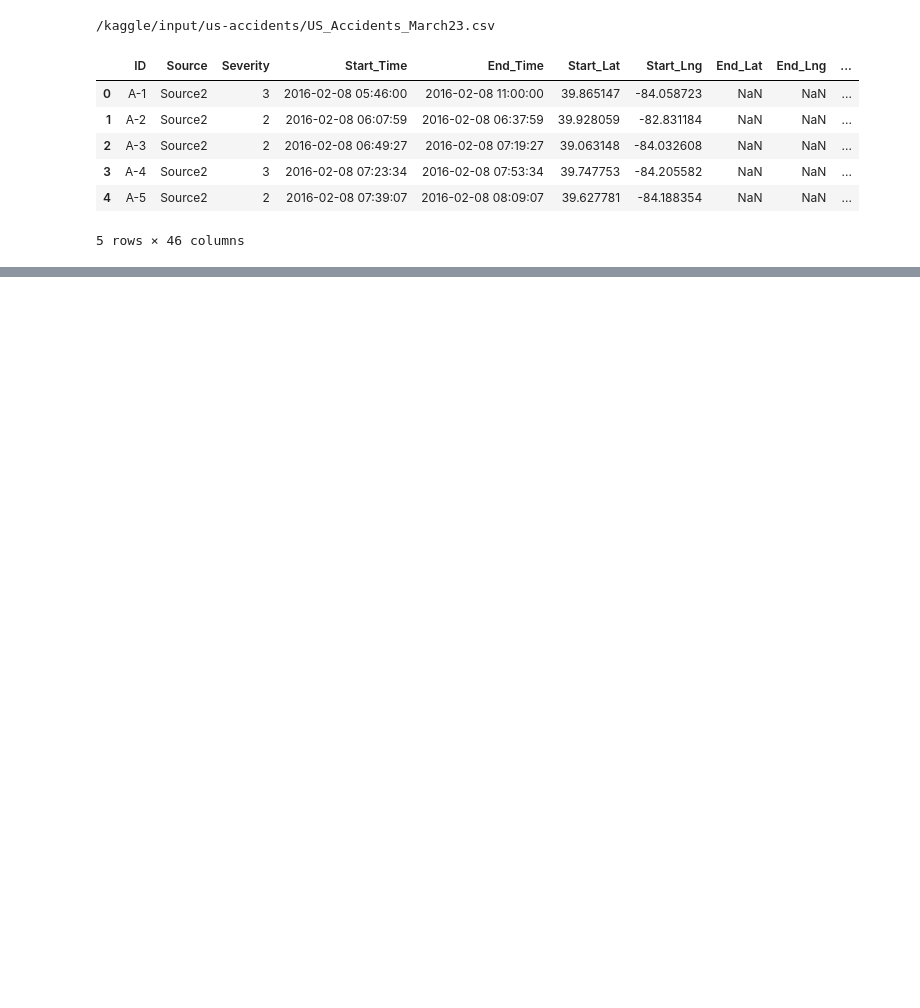
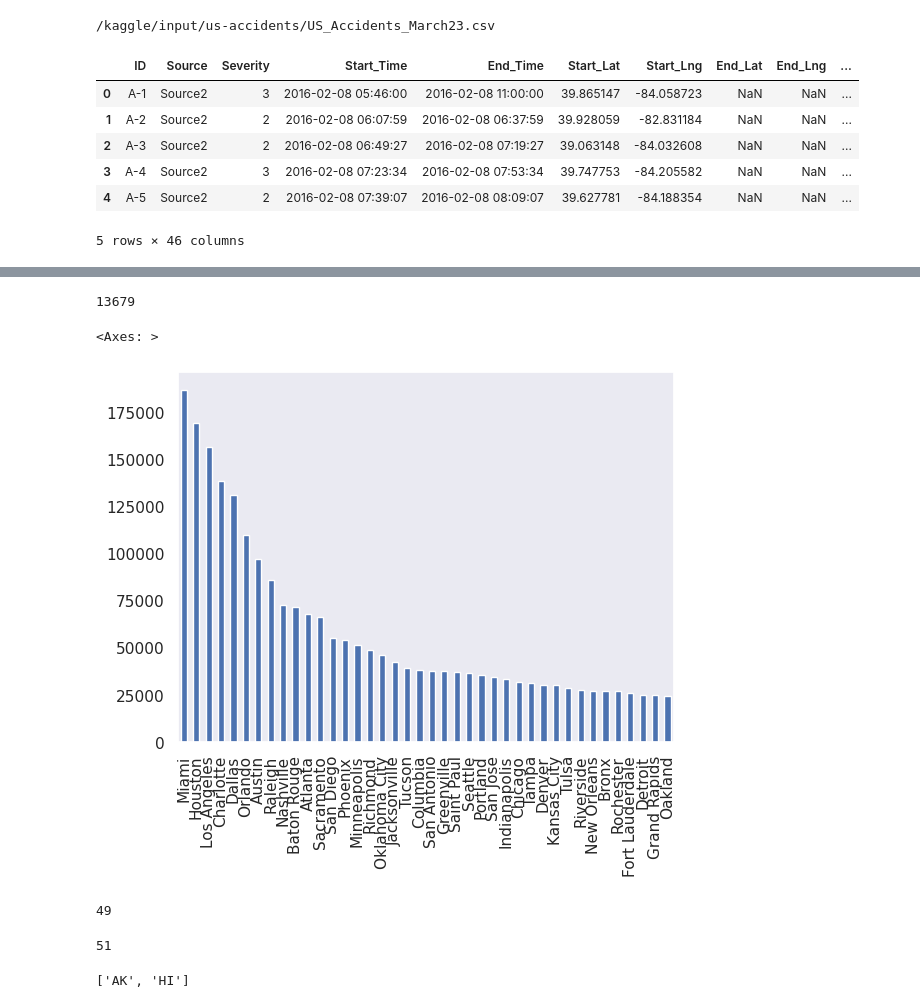
Before and after one commit to Afy-gitH/legendary-Data-Projects, a Jupyter notebook: USA-accidents-eda.ipynb, the cells around one changed output, grey strips where cells are left out. Drawn from its saved outputs; the diff is of its cells as text; code cells hidden in the pictures; blank space fills up the shorter version.

```diff
--- a/USA-accidents-eda.ipynb
+++ b/USA-accidents-eda.ipynb
@@ -22,0 +145,34 @@ data.head()
+# %%
+cites = data.City.unique()
+len(cites)
+# %% [output]
+13679
+# %%
+CITYwrtACi = data["City"].value_counts()
+CITYwrtACi[:40].plot(kind='bar')
+# %% [output]
+<Axes: >
+[figure, added]
+# %%
+info_states = data.State.unique()
+len(data.State.unique())
+# %% [output]
+49
+# %%
+#list of all states in (source:https://snipplr.com/view/50728/list-of-us-state-abbreviations)
+states = ["AL", "AK", "AZ", "AR", "CA", "CO", "CT", "DC", "DE", "FL", "GA",
+              "HI", "ID", "IL", "IN", "IA", "KS", "KY", "LA", "ME", "MD",
+              "MA", "MI", "MN", "MS", "MO", "MT", "NE", "NV", "NH", "NJ",
+              "NM", "NY", "NC", "ND", "OH", "OK", "OR", "PA", "RI", "SC",
+              "SD", "TN", "TX", "UT", "VT", "VA", "WA", "WV", "WI", "WY"]
+len(states)
+# %% [output]
+51
+# %%
+no_info_states =[]
+for i in states:
+    if i not in info_states:
+        no_info_states.append(i)
+print(no_info_states)
+# %% [output]
+['AK', 'HI']
```
Also changed, not shown: parts of 24 cells of this notebook.
